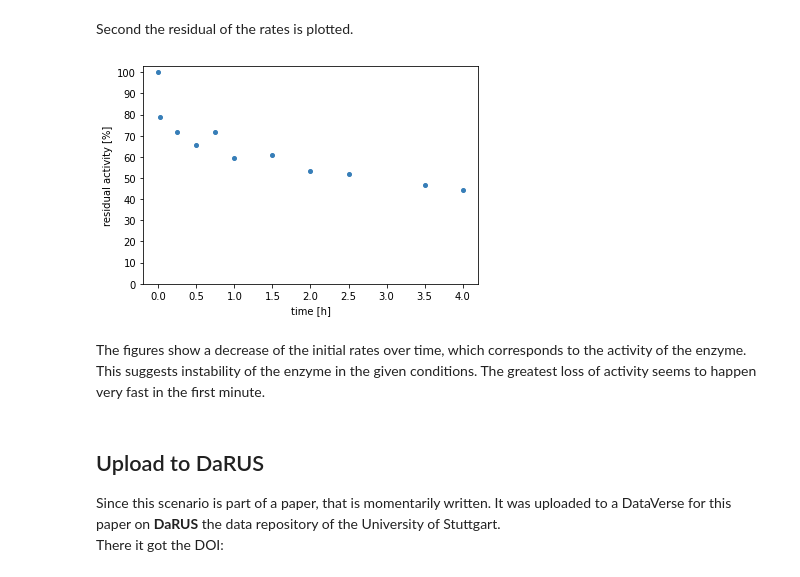
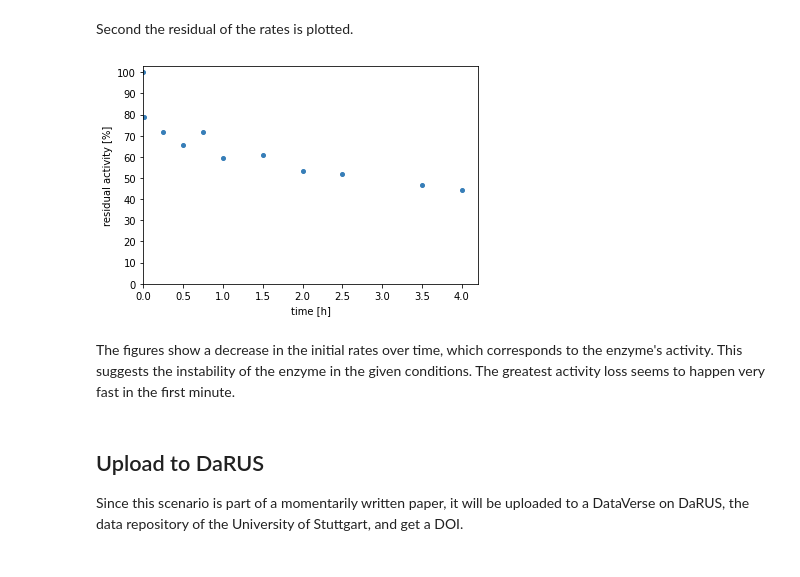
Before and after one commit to HannahDi/master-thesis, a Jupyter notebook: book/Scenarios/Scenario2.ipynb, the cells around one changed output. Cells and saved outputs as stored; diff of their text form; code cells hidden in the pictures.

Commit message:
edit scenario 2

```diff
--- a/book/Scenarios/Scenario2.ipynb
+++ b/book/Scenarios/Scenario2.ipynb
@@ -177,19 +178,19 @@ Second the residual of the rates is plotted.
 # %%
 plt.figure()
 ax = plt.subplot()
 for measurement in experimentalData:
     ax.plot(measurement['measuring time h'], measurement['residual activity'], 'o', ms=4, color='#377eb8')
 ax.set_xlabel('time [h]')
 ax.set_ylabel('residual activity [%]')
 ax.set_yticks(np.arange(0, 105, 10))
+ax.set_xlim(xmin=0)
 # save as svg
-#plt.savefig('residual-activity.svg', bbox_inches='tight')
+# plt.savefig('residual-activity.svg', bbox_inches='tight')
 plt.show()
 # %% [output]
-[figure, old version]
+[figure, new version]
 # %% [markdown]
-The figures show a decrease of the initial rates over time, which corresponds to the activity of the enzyme. This suggests instability of the enzyme in the given conditions. The greatest loss of activity seems to happen very fast in the first minute.
+The figures show a decrease in the initial rates over time, which corresponds to the enzyme's activity. This suggests the instability of the enzyme in the given conditions. The greatest activity loss seems to happen very fast in the first minute.
 # %% [markdown]
 ## Upload to DaRUS
-Since this scenario is part of a paper, that is momentarily written. It was uploaded to a DataVerse for this paper on __DaRUS__ the data repository of the University of Stuttgart.
-There it got the DOI:
+Since this scenario is part of a momentarily written paper, it will be uploaded to a DataVerse on DaRUS, the data repository of the University of Stuttgart, and get a DOI.
```
Also changed, not shown: parts of 12 cells of this notebook.
